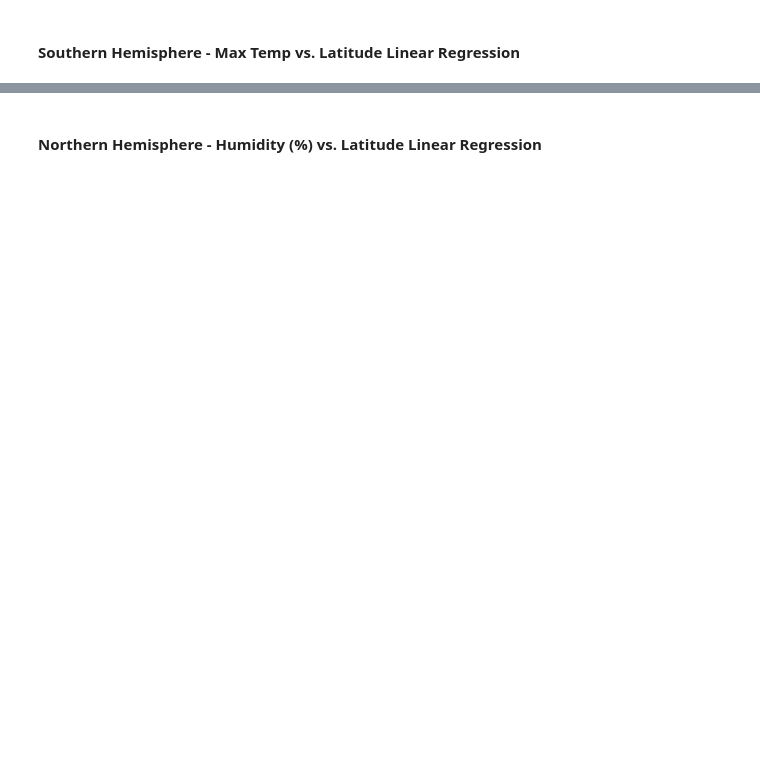
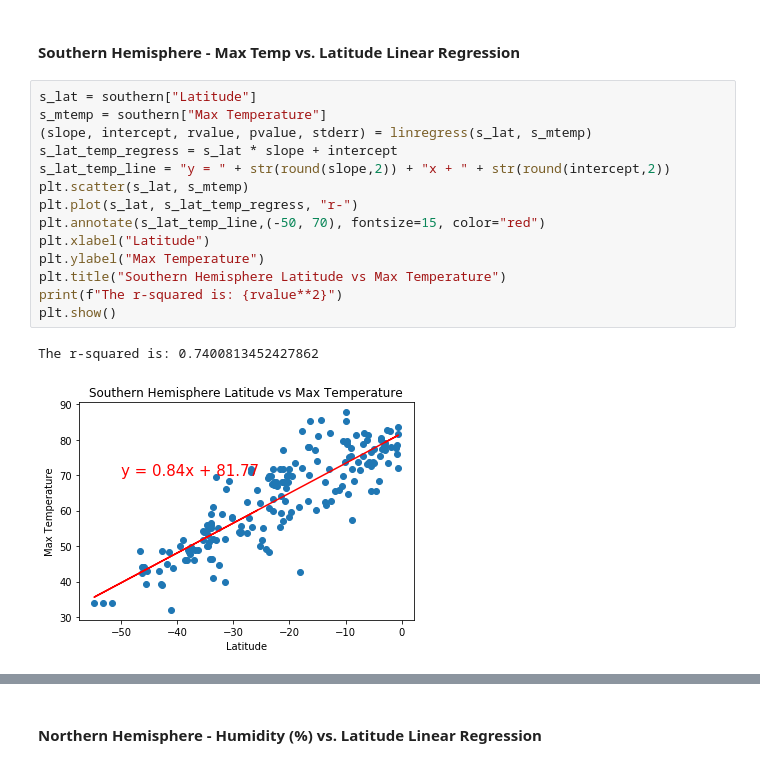
Before and after one commit to bourbonracer/Python-API-Challenge, a Jupyter notebook: starter_code/NewWeatherPy.ipynb, the cells around one changed output, grey strips where cells are left out. Saved outputs shown, nothing was run; the diff lists cells and outputs as text; blank space fills up the shorter version.

```diff
--- a/starter_code/NewWeatherPy.ipynb
+++ b/starter_code/NewWeatherPy.ipynb
@@ -278,2 +310,19 @@ southern
 # %% [markdown]
 ####  Southern Hemisphere - Max Temp vs. Latitude Linear Regression
+# %%
+s_lat = southern["Latitude"]
+s_mtemp = southern["Max Temperature"]
+(slope, intercept, rvalue, pvalue, stderr) = linregress(s_lat, s_mtemp)
+s_lat_temp_regress = s_lat * slope + intercept
+s_lat_temp_line = "y = " + str(round(slope,2)) + "x + " + str(round(intercept,2))
+plt.scatter(s_lat, s_mtemp)
+plt.plot(s_lat, s_lat_temp_regress, "r-")
+plt.annotate(s_lat_temp_line,(-50, 70), fontsize=15, color="red")
+plt.xlabel("Latitude")
+plt.ylabel("Max Temperature")
+plt.title("Southern Hemisphere Latitude vs Max Temperature")
+print(f"The r-squared is: {rvalue**2}")
+plt.show()
+# %% [output]
+The r-squared is: 0.7400813452427862
+[figure, added]
```
Also changed, not shown: parts of 27 cells of this notebook.
